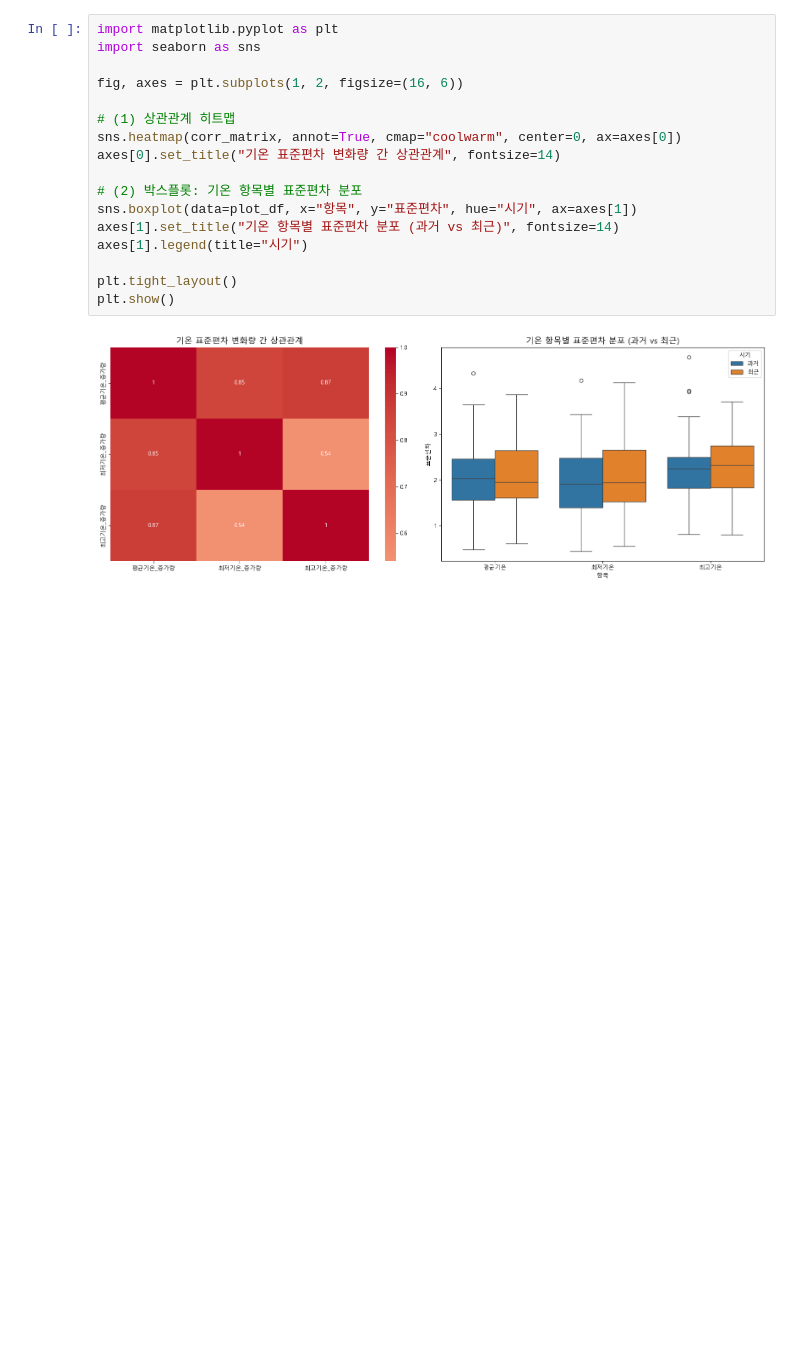
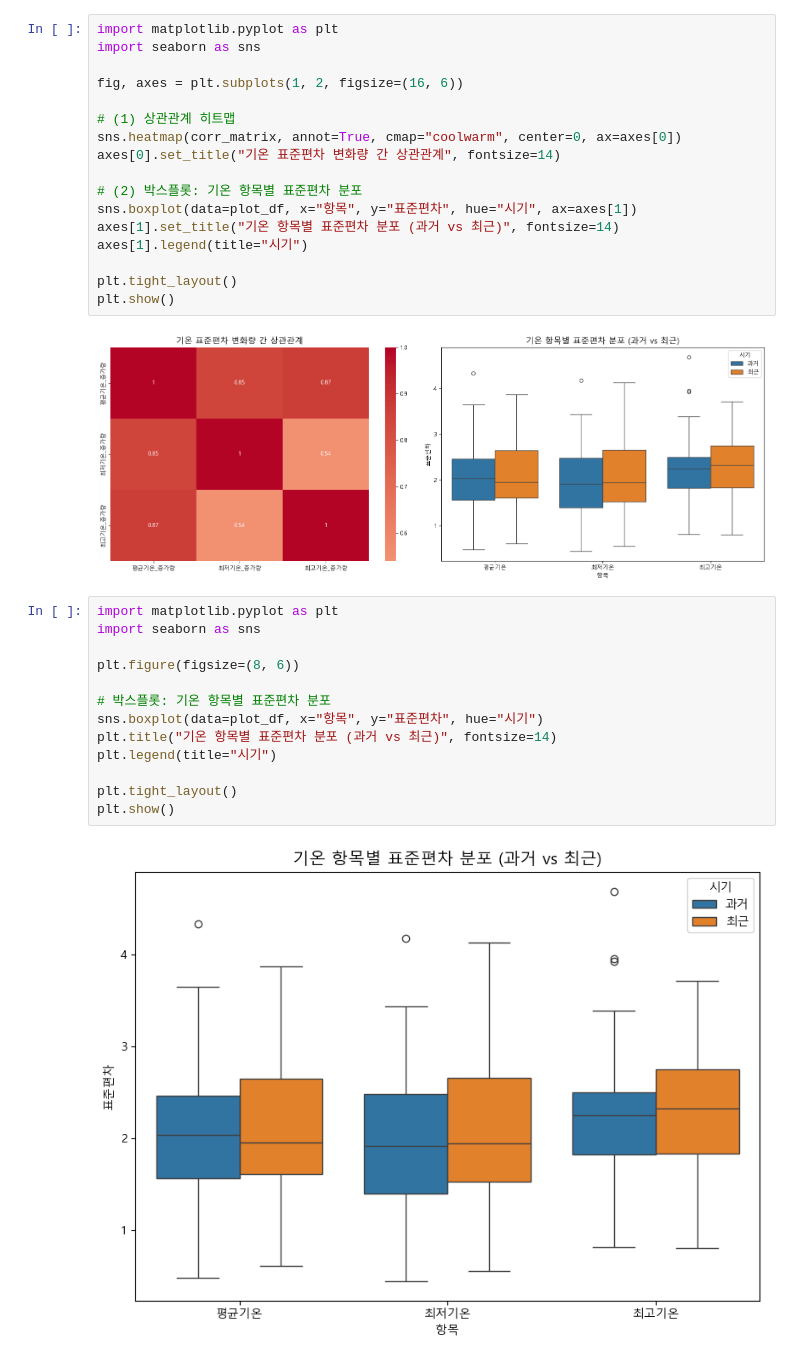
Before and after one commit to Encore-SKN-17/EDA_MINI_4TEAM, a Jupyter notebook: weather_eda/weather_eda_updated.ipynb, the cells around one changed output. Drawn from its saved outputs; the diff is of its cells as text; blank space fills up the shorter version.

Commit message:
boxplot 추가

```diff
--- a/weather_eda/weather_eda_updated.ipynb
+++ b/weather_eda/weather_eda_updated.ipynb
@@ -269,3 +269,18 @@ plt.tight_layout()
 plt.show()
 # %% [output]
 [figure]
+# %%
+import matplotlib.pyplot as plt
+import seaborn as sns
+
+plt.figure(figsize=(8, 6))
+
+# 박스플롯: 기온 항목별 표준편차 분포
+sns.boxplot(data=plot_df, x="항목", y="표준편차", hue="시기")
+plt.title("기온 항목별 표준편차 분포 (과거 vs 최근)", fontsize=14)
+plt.legend(title="시기")
+
+plt.tight_layout()
+plt.show()
+# %% [output]
+[figure, added]
```
